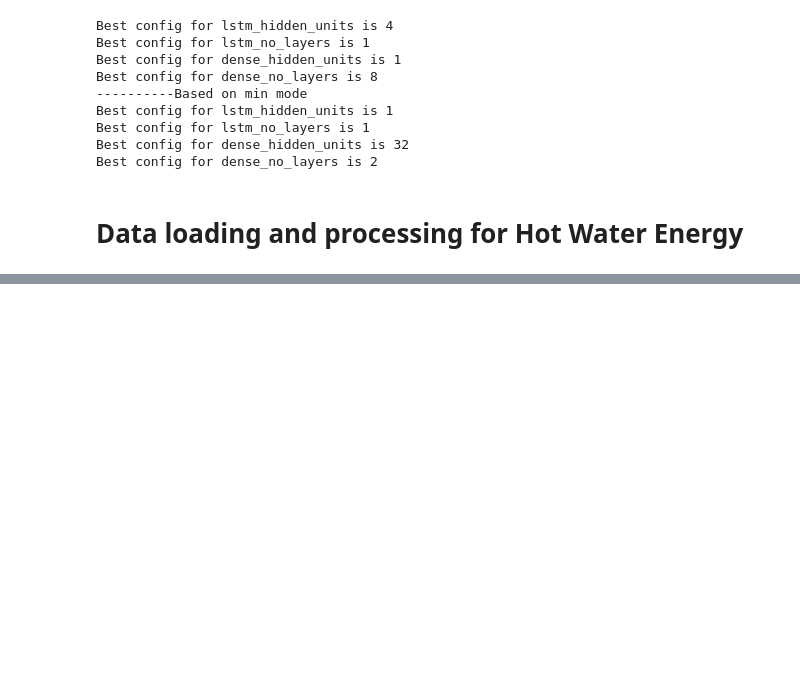
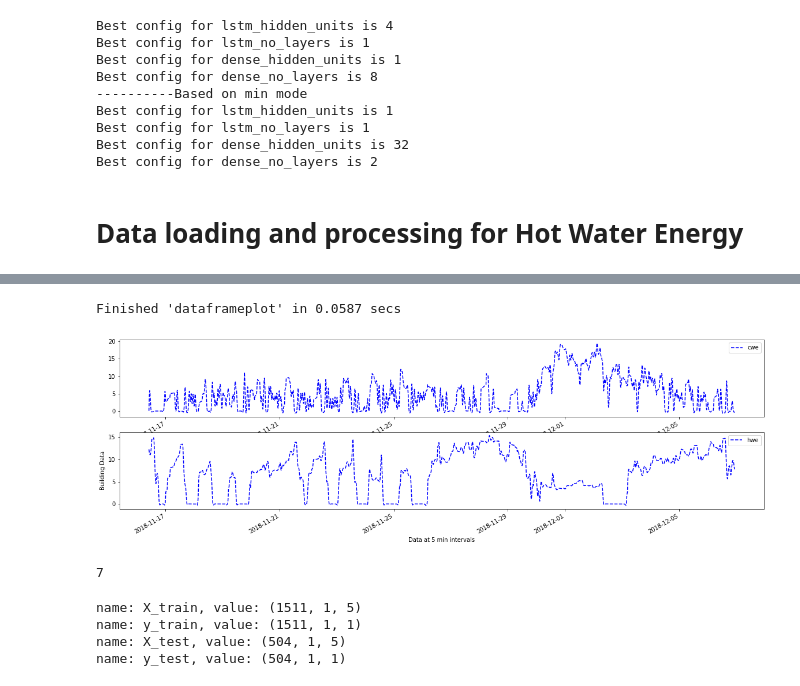
Before and after one commit to AvisekNaug/CDC2020, a Jupyter notebook: notebooks/AHU Energy Training-HPO.ipynb, the cells around one changed output, grey strips where cells are left out. Cells and saved outputs as stored; diff of their text form; code cells hidden in the pictures; blank space fills up the shorter version.

```diff
--- a/notebooks/AHU Energy Training-HPO.ipynb
+++ b/notebooks/AHU Energy Training-HPO.ipynb
@@ -287,0 +288,11 @@ df.head()
+# %%
+# look at a segment of the dataframe
+dp.dataframeplot(df=df.loc[df.index[0:5000],['cwe','hwe']],
+                 style='-',
+                 xlabel='Data at 5 min intervals',
+                 ylabel='Building Data',
+                 legend=True,
+                 lazy=False)
+# %% [output]
+Finished 'dataframeplot' in 0.0587 secs
+[figure, added]
@@ -287,0 +302,4 @@ df.head()
+# %%
+len(dflist)
+# %% [output]
+7
@@ -287,0 +325,9 @@ df.head()
+# %%
+weeklist[0].keys()
+for key,value in weeklist[0].items():
+    print("name: {}, value: {}".format(key, value.shape))
+# %% [output]
+name: X_train, value: (1511, 1, 5)
+name: y_train, value: (1511, 1, 1)
+name: X_test, value: (504, 1, 5)
+name: y_test, value: (504, 1, 1)
```
Also changed, not shown: parts of 11 cells of this notebook.
